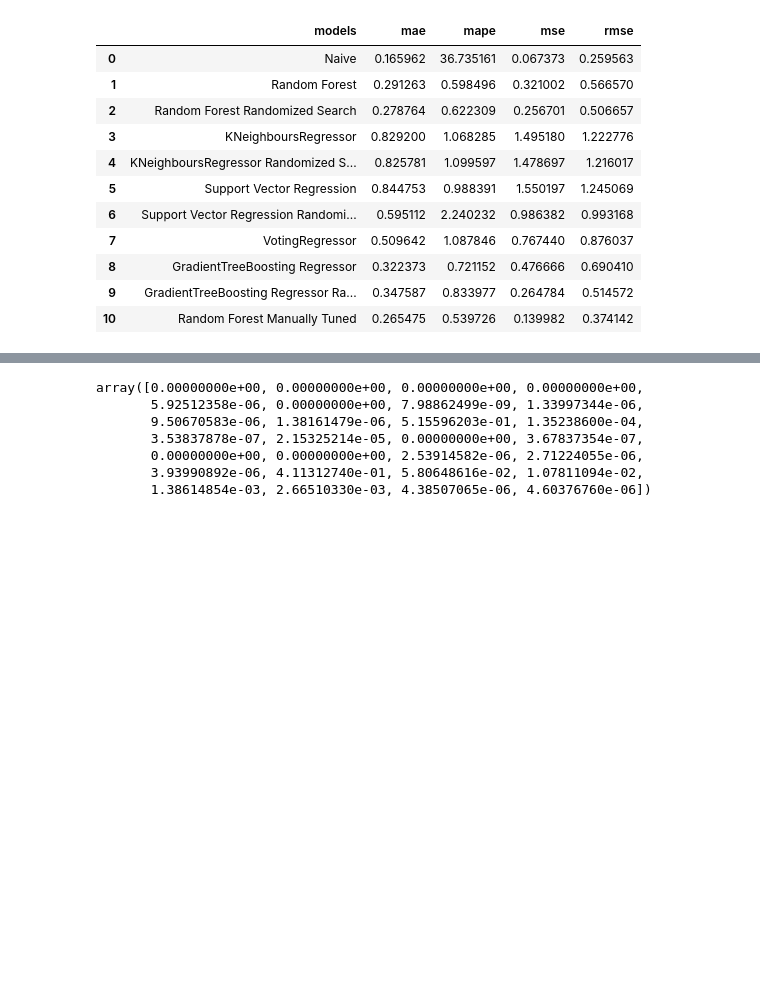
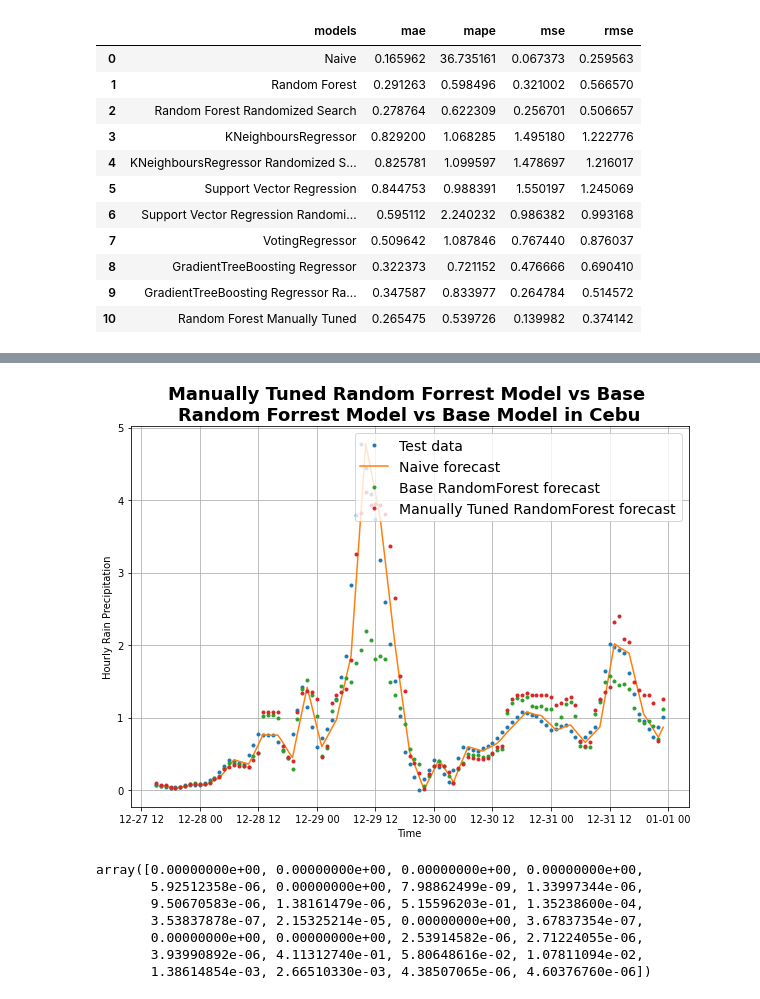
Before and after one commit to eRuaro/prac-research, a Jupyter notebook: cebu.ipynb, the cells around one changed output, grey strips where cells are left out. Saved outputs shown, nothing was run; the diff lists cells and outputs as text; code cells hidden in the pictures; blank space fills up the shorter version.

```diff
--- a/cebu.ipynb
+++ b/cebu.ipynb
@@ -1190,3 +1190,23 @@ plt.show();
+# %%
+plt.figure(figsize=(10, 7))
+offset = 10 # offset the values by 300 timesteps
+plot_time_series(timesteps=X_time_test,  values=y_test, label="Test data")
+plot_time_series(timesteps=X_time_test[1:], values=naive_forecast, format="-",  label="Naive forecast")
+plot_time_series(timesteps=X_time_test, values=rs_forecast, label='Base RandomForest forecast')
+# plot_time_series(timesteps=X_time_test,  values=rs_ideal_forecast, label='Randomized Search RandomForest forecast')
+# plot_time_series(timesteps=X_time_test, start=offset, values=k_forecast, label='KNR forecast')
+# plot_time_series(timesteps=X_time_test, start=offset, values=rs_k_forecast, label='Ideal KNR forecast')
+# plot_time_series(timesteps=X_time_test, start=offset, values=svr_forecast, label='SVR forecast')
+# plot_time_series(timesteps=X_time_test, start=offset, values=rs_svr_forecast, label='Ideal SVR forecast')
+# plot_time_series(timesteps=X_time_test, start=offset, values=vr_forecast, label='VotingRegressor forecast')
+# plot_time_series(timesteps=X_time_test, start=offset, values=gbr_forecast, label='GradientTree forecast')
+# plot_time_series(timesteps=X_time_test, values=rs_gbr_forecast, label='Randomized Search GradientTree forecast')
+plot_time_series(timesteps=X_time_test, values=best_rs_forecast, label='Manually Tuned RandomForest forecast')
+plt.title('Manually Tuned Random Forrest Model vs Base \nRandom Forrest Model vs Base Model in Cebu', fontsize=18, fontweight='bold')
+
+plt.show();
+# %% [output]
+[figure, added]
 # %%
 best_rs_model.feature_importances_
 # %% [output]
```
Also changed, not shown: parts of 8 cells of this notebook.
